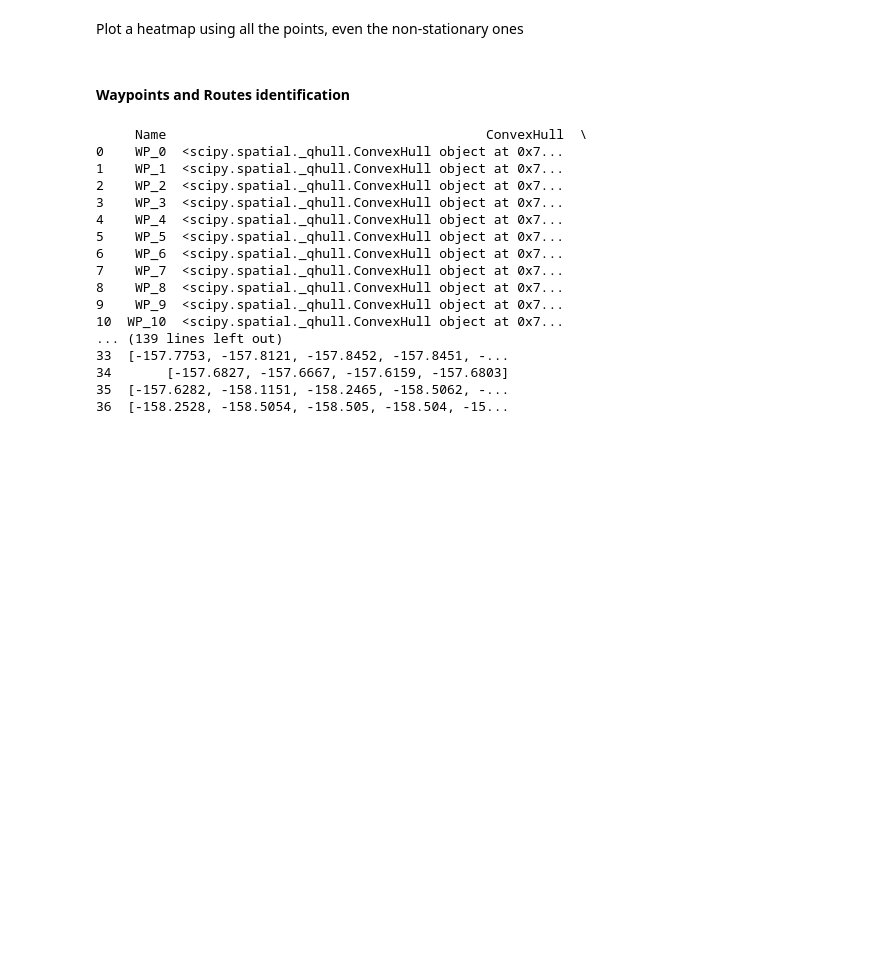
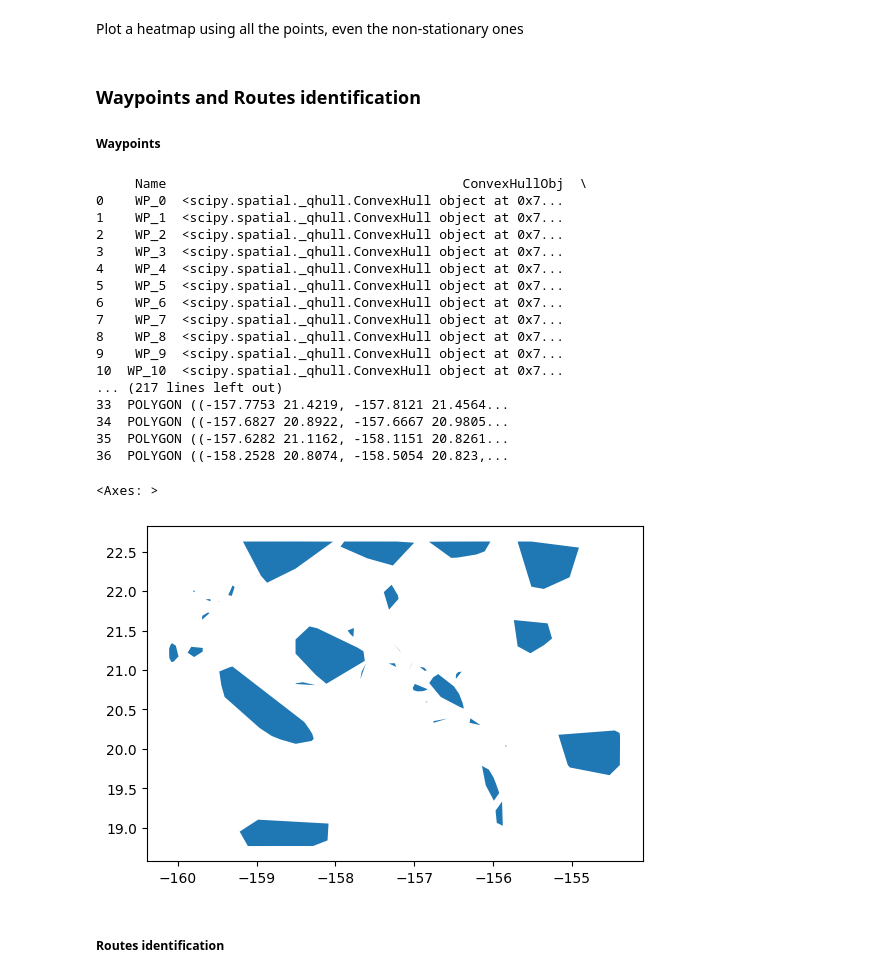
Before and after one commit to Accazeta/AIS_data_analysis, a Jupyter notebook: src/TREAD.ipynb, the cells around one changed output. Saved outputs shown, nothing was run; the diff lists cells and outputs as text; code cells hidden in the pictures; blank space fills up the shorter version.

Commit message:
Improved Waypoints extraction

```diff
--- a/src/TREAD.ipynb
+++ b/src/TREAD.ipynb
@@ -592,23 +592,34 @@ fig2.update_layout(mapbox_style = 'open-street-map',
 po.plot(fig2)
 '''
 # %% [markdown]
-#### Waypoints and Routes identification</br>
+### Waypoints and Routes identification</br>
+
+##### Waypoints
 # %%
+from shapely.geometry.polygon import Polygon
+
 num_of_wp = groupedDF['Label'].max()
 
+# Creation of a df for storing the Waypoints
 waypointsDF = p.DataFrame()
 waypointsDF['Name'] = ['WP_' + str(i) for i in range(0, num_of_wp+1)]
-waypointsDF['ConvexHull'] = p.Series()
-waypointsDF['VerticesIndex'] = p.Series()
-waypointsDF['LAT'] = p.Series()
-waypointsDF['LON'] = p.Series()
+waypointsDF['ConvexHullObj'] = p.Series()  # empty column
+waypointsDF['VerticesIndex'] = p.Series() # empty column
+waypointsDF['LAT'] = p.Series() # empty column
+waypointsDF['LON'] = p.Series() # empty column
+waypointsDF['Coords'] = p.Series() # empty column
+waypointsDF['PolygonObj'] = p.Series() # empty column
+# Exclude non-clustered (noise) points
 onlyClusteredPointsDF = groupedDF[groupedDF['Label'] != -1].copy()
 
 
 for wp_label in onlyClusteredPointsDF['Label'].unique():
+    # create convex hull object using all points with label = wp_label
     groupLATLONDF = onlyClusteredPointsDF[onlyClusteredPointsDF['Label']==wp_label][['LAT', 'LON']]
     conv_hull = ConvexHull(groupLATLONDF)
-    waypointsDF.loc[wp_label, 'ConvexHull'] = conv_hull
+    # store the ConvexHull object in the dataframe
+    waypointsDF.loc[wp_label, 'ConvexHullObj'] = conv_hull
+    # and also store the vertices of the ConvexHull (waypoint)
     waypointsDF.at[wp_label, 'VerticesIndex'] = conv_hull.vertices
 
     # this list comprehension creates a list of series
@@ -618,13 +629,22 @@ for wp_label in onlyClusteredPointsDF['Label'].unique():
     #from the list of series extract the second value of each serie (after converting the serie to list)
     hull_lon = [serie.tolist()[1] for serie in hull_lon]
     hull_lat = [serie.tolist()[1] for serie in hull_lat]
+
     # save the LAT and LON values to the appropriate row and column
     waypointsDF.at[wp_label, 'LAT'] = hull_lat
     waypointsDF.at[wp_label, 'LON'] = hull_lon
 
+    # zip the LAT and LON values of each row together in a new column (this is needed in order to create a Polygon)
+    waypointsDF.at[wp_label, 'Coords'] = list(zip(hull_lon, hull_lat))
+    waypointsDF.at[wp_label, 'Coords'].append((hull_lon[0], hull_lat[0]))
+
+    # create a Polygon
+    waypointsDF.at[wp_label, 'PolygonObj'] = Polygon(waypointsDF.at[wp_label, 'Coords'])
+
+
 print(waypointsDF)
 # %% [output]
-     Name                                         ConvexHull  \
+     Name                                      ConvexHullObj  \
 0    WP_0  <scipy.spatial._qhull.ConvexHull object at 0x7...
 1    WP_1  <scipy.spatial._qhull.ConvexHull object at 0x7...
 2    WP_2  <scipy.spatial._qhull.ConvexHull object at 0x7...
@@ -636,8 +656,18 @@ print(waypointsDF)
 8    WP_8  <scipy.spatial._qhull.ConvexHull object at 0x7...
 9    WP_9  <scipy.spatial._qhull.ConvexHull object at 0x7...
 10  WP_10  <scipy.spatial._qhull.ConvexHull object at 0x7...
-... (139 lines left out)
-33  [-157.7753, -157.8121, -157.8452, -157.8451, -...
-34       [-157.6827, -157.6667, -157.6159, -157.6803]
-35  [-157.6282, -158.1151, -158.2465, -158.5062, -...
-36  [-158.2528, -158.5054, -158.505, -158.504, -15...
+... (217 lines left out)
+33  POLYGON ((-157.7753 21.4219, -157.8121 21.4564...
+34  POLYGON ((-157.6827 20.8922, -157.6667 20.9805...
+35  POLYGON ((-157.6282 21.1162, -158.1151 20.8261...
+36  POLYGON ((-158.2528 20.8074, -158.5054 20.823,...
+# %%
+# plot the extracted polygons to check if everything worked fine
+import geopandas
+test = geopandas.GeoSeries(waypointsDF['PolygonObj'])
+test.plot()
+# %% [output]
+<Axes: >
+[figure, added]
+# %% [markdown]
+##### Routes identification
```
Also changed, not shown: parts of 5 cells of this notebook.
